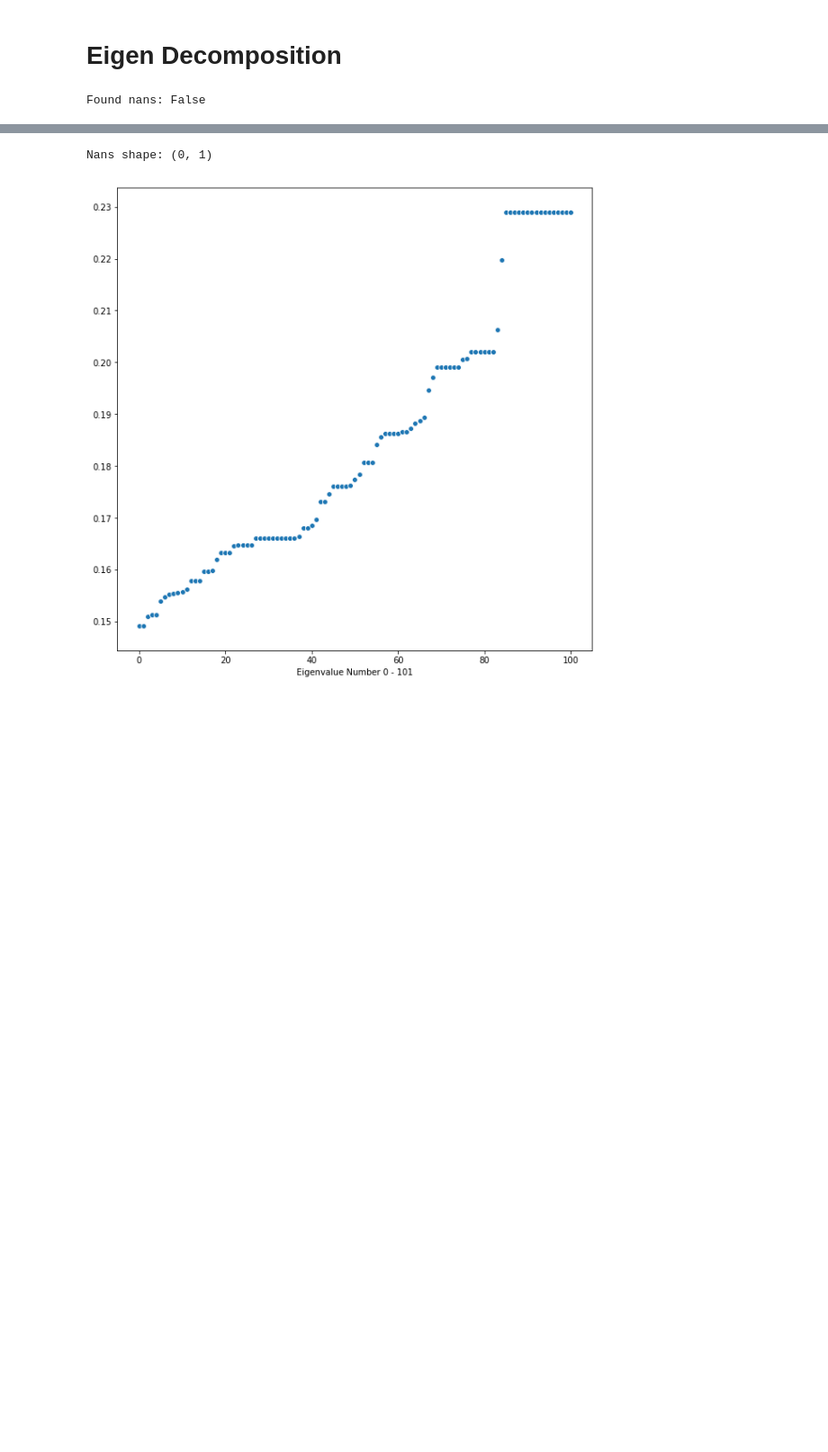
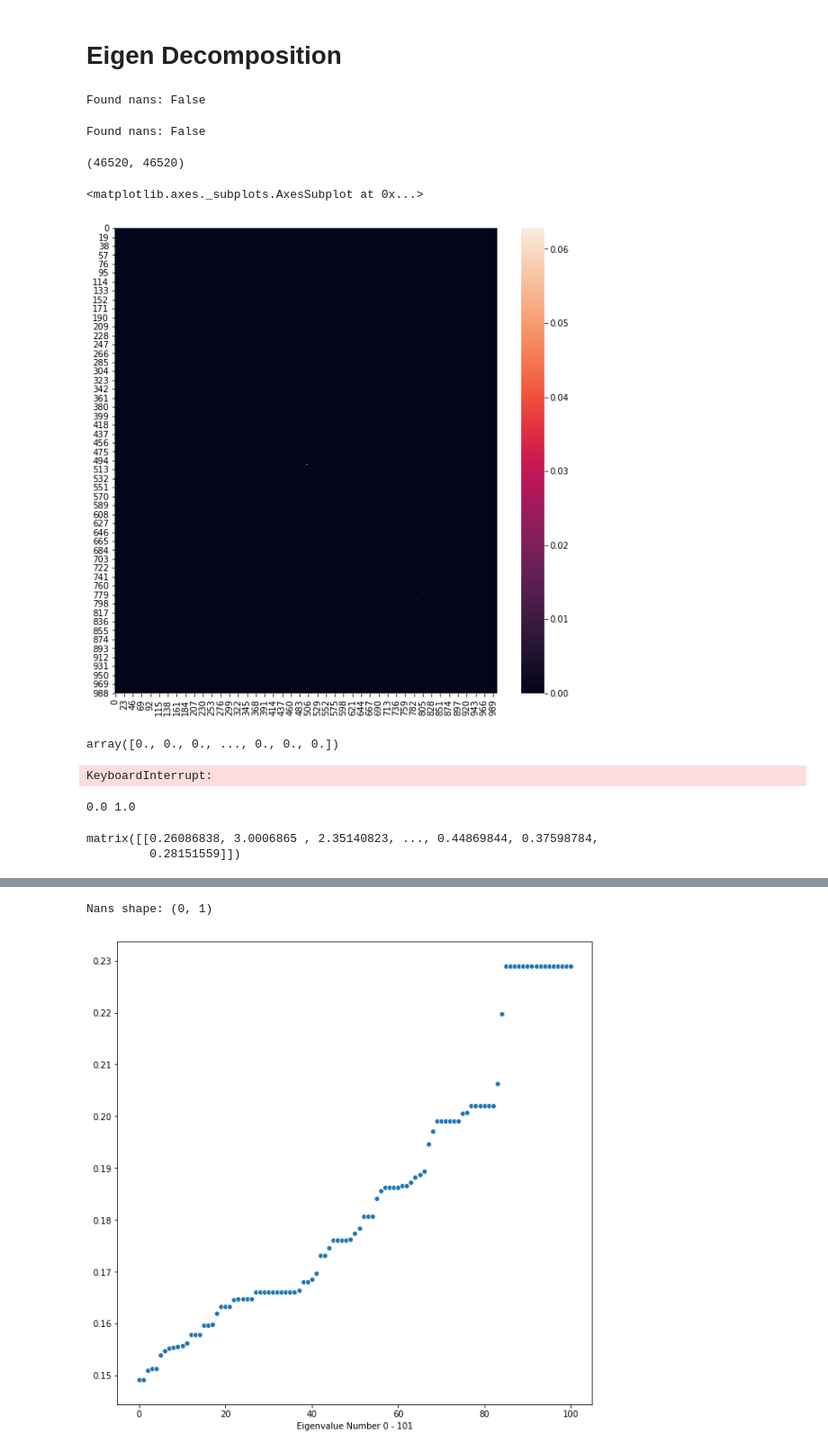
Before and after one commit to ashea2nd/VAE-EHR, a Jupyter notebook: experiments/200306_spectral_analysis/spectral_clustering.ipynb, the cells around one changed output, grey strips where cells are left out. Shown at 90% size. Cells and saved outputs as stored; diff of their text form; code cells hidden in the pictures; blank space fills up the shorter version.

```diff
--- a/experiments/200306_spectral_analysis/spectral_clustering.ipynb
+++ b/experiments/200306_spectral_analysis/spectral_clustering.ipynb
@@ -117,6 +122,7 @@ if use_mc:
 else:
     pickle.dump(D_inv_sqrt, open("./data/D_mknn_inv_sqrt_K{}_CSR.p".format(k_neighbors), "wb"))
 # %%
+k_neighbors = 50
 A = pickle.load(open("./data/A_mknn_K{}_CSR.p".format(k_neighbors), "rb"))
 
 if use_mc:
@@ -125,7 +131,7 @@ else:
     D_inv_sqrt = pickle.load(open("./data/D_mknn_inv_sqrt_K{}_CSR.p".format(k_neighbors), "rb"))
 
 print("computing L...")
-L = D_inv_sqrt.multiply(A.multiply(D_inv_sqrt))
+L = D_inv_sqrt.dot(A.dot(D_inv_sqrt))
 print("Done.")
 
 if use_mc:
@@ -152,3 +158,44 @@ evals=100
 L_evals, L_evecs = scipy.sparse.linalg.eigsh(L, k=evals + 1, which="LM")
 # %% [output]
 Found nans: False
+# %%
+k_neighbors = 50
+L_mc = pickle.load(open("./data/L_mc_mknn_K{}_CSR.p".format(k_neighbors), "rb")).toarray()
+L = pickle.load(open("./data/L_mknn_K{}_CSR.p".format(k_neighbors), "rb")).toarray()
+A = pickle.load(open("./data/A_mknn_K{}_CSR.p".format(k_neighbors), "rb"))
+D = pickle.load(open("./data/D_mknn_K{}_CSR.p".format(k_neighbors), "rb"))
+# %%
+k_neighbors = 2000
+if use_mc:
+    L = pickle.load(open("./data/L_mc_mknn_K{}_CSR.p".format(k_neighbors), "rb")).toarray()
+else:
+    L = pickle.load(open("./data/L_mknn_K{}_CSR.p".format(k_neighbors), "rb")).toarray()
+
+print("Found nans:", np.any(np.isnan(L)))
+
+evals=50
+L_evals, L_evecs = scipy.sparse.linalg.eigsh(L[:100, :100], k=evals + 1, which="LM")
+# %% [output]
+Found nans: False
+# %%
+A.shape
+# %% [output]
+(46520, 46520)
+# %%
+plt.figure(figsize=(10,10))
+sns.heatmap(L[:1000, :1000])
+# %% [output]
+<matplotlib.axes._subplots.AxesSubplot at 0x...>
+[figure, added]
+# %%
+A[:, 1].toarray().flatten()
+# %% [output]
+array([0., 0., 0., ..., 0., 0., 0.])
+# %%
+L_flat = L[np.nonzero(L)]
+# %% [output]
+KeyboardInterrupt:
+# %%
+print(np.min(L), np.max(L))
+# %% [output]
+0.0 1.0
@@ -154,0 +204,5 @@ Found nans: False
+# %%
+D[np.nonzero(D)]
+# %% [output]
+matrix([[0.26086838, 3.0006865 , 2.35140823, ..., 0.44869844, 0.37598784,
+         0.28151559]])
```
Also changed, not shown: parts of 7 cells of this notebook, 1 other file.
